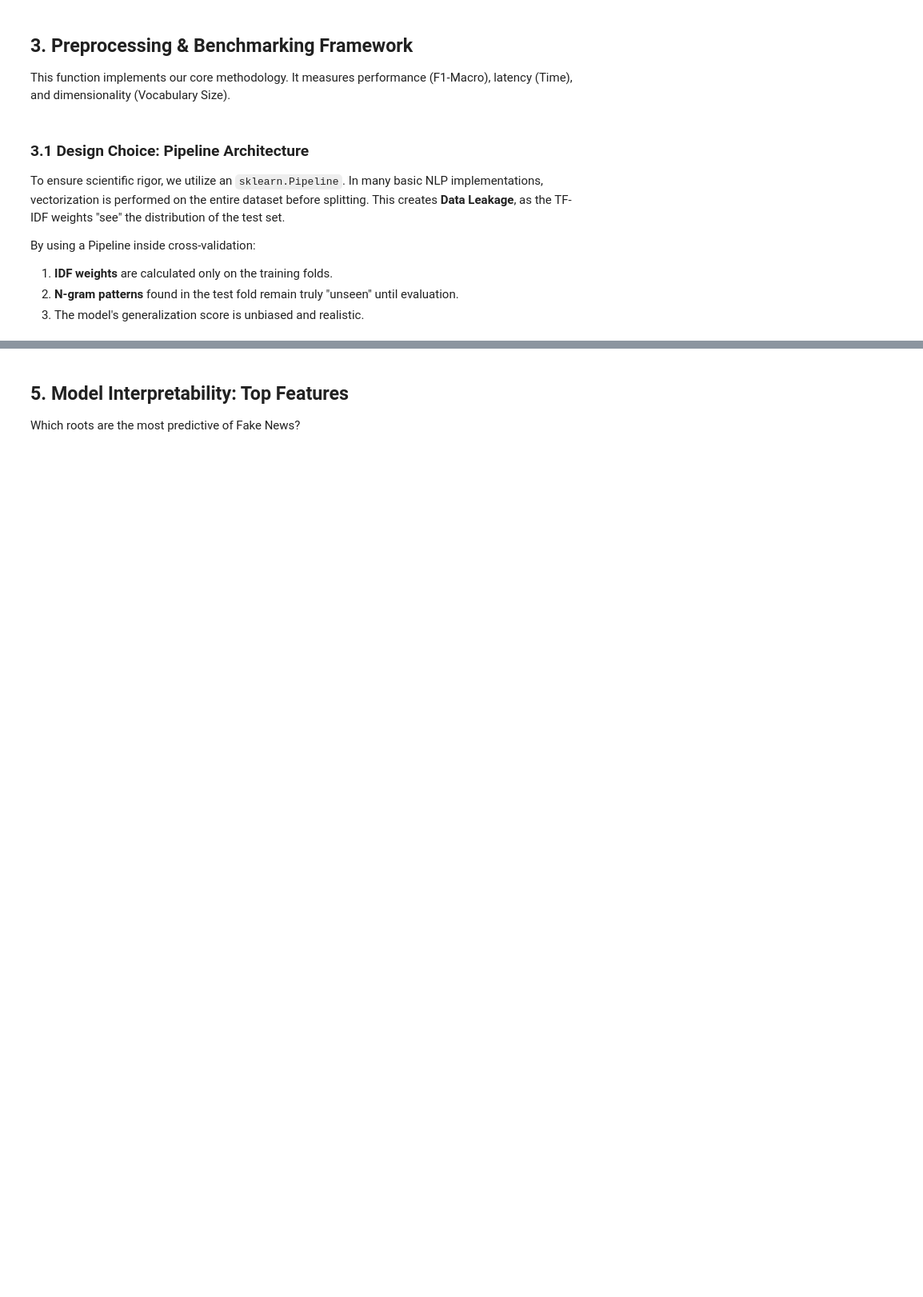
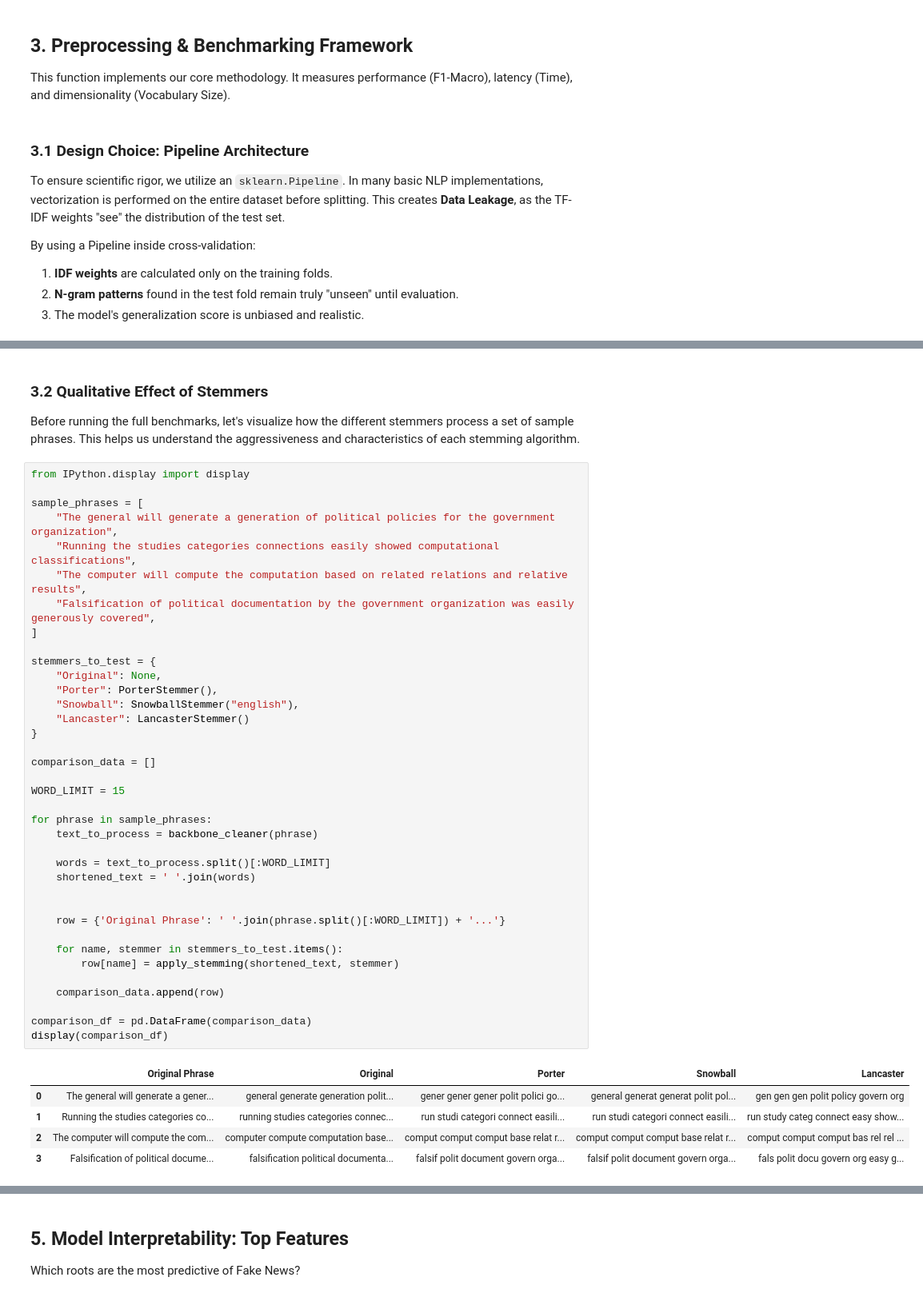
Before and after one commit to mal0101/Text-Mining-Project, a Jupyter notebook: main.ipynb, the cells around one changed output, grey strips where cells are left out. Shown at 80% size. Saved outputs shown, nothing was run; the diff lists cells and outputs as text; blank space fills up the shorter version.

```diff
--- a/main.ipynb
+++ b/main.ipynb
@@ -110,3 +155,49 @@ def run_benchmarks(df, target_col, text_col):
 
     return pd.DataFrame(results), pipelines
+# %% [markdown]
+### 3.2 Qualitative Effect of Stemmers
+Before running the full benchmarks, let's visualize how the different stemmers process a set of sample phrases. This helps us understand the aggressiveness and characteristics of each stemming algorithm.
+# %%
+from IPython.display import display
+
+sample_phrases = [
+    "The general will generate a generation of political policies for the government organization",
+    "Running the studies categories connections easily showed computational classifications",
+    "The computer will compute the computation based on related relations and relative results",
+    "Falsification of political documentation by the government organization was easily generously covered",
+]
+
+stemmers_to_test = {
+    "Original": None,
+    "Porter": PorterStemmer(),
+    "Snowball": SnowballStemmer("english"),
+    "Lancaster": LancasterStemmer()
+}
+
+comparison_data = []
+
+WORD_LIMIT = 15
+
+for phrase in sample_phrases:
+    text_to_process = backbone_cleaner(phrase)
+
+    words = text_to_process.split()[:WORD_LIMIT]
+    shortened_text = ' '.join(words)
+
+
+    row = {'Original Phrase': ' '.join(phrase.split()[:WORD_LIMIT]) + '...'}
+
+    for name, stemmer in stemmers_to_test.items():
+        row[name] = apply_stemming(shortened_text, stemmer)
+
+    comparison_data.append(row)
+
+comparison_df = pd.DataFrame(comparison_data)
+display(comparison_df)
+# %% [output]
+|  | Original Phrase | Original | Porter | Snowball | Lancaster |
+| 0 | The general will generate a gener... | general generate generation polit... | gener gener gener polit polici go... | general generat generat polit pol... | gen gen gen polit policy govern org |
+| 1 | Running the studies categories co... | running studies categories connec... | run studi categori connect easili... | run studi categori connect easili... | run study categ connect easy show... |
+| 2 | The computer will compute the com... | computer compute computation base... | comput comput comput base relat r... | comput comput comput base relat r... | comput comput comput bas rel rel ... |
+| 3 | Falsification of political docume... | falsification political documenta... | falsif polit document govern orga... | falsif polit document govern orga... | fals polit docu govern org easy g... |
 # %% [markdown]
```
Also changed, not shown: parts of 16 cells of this notebook, 7 other files.
